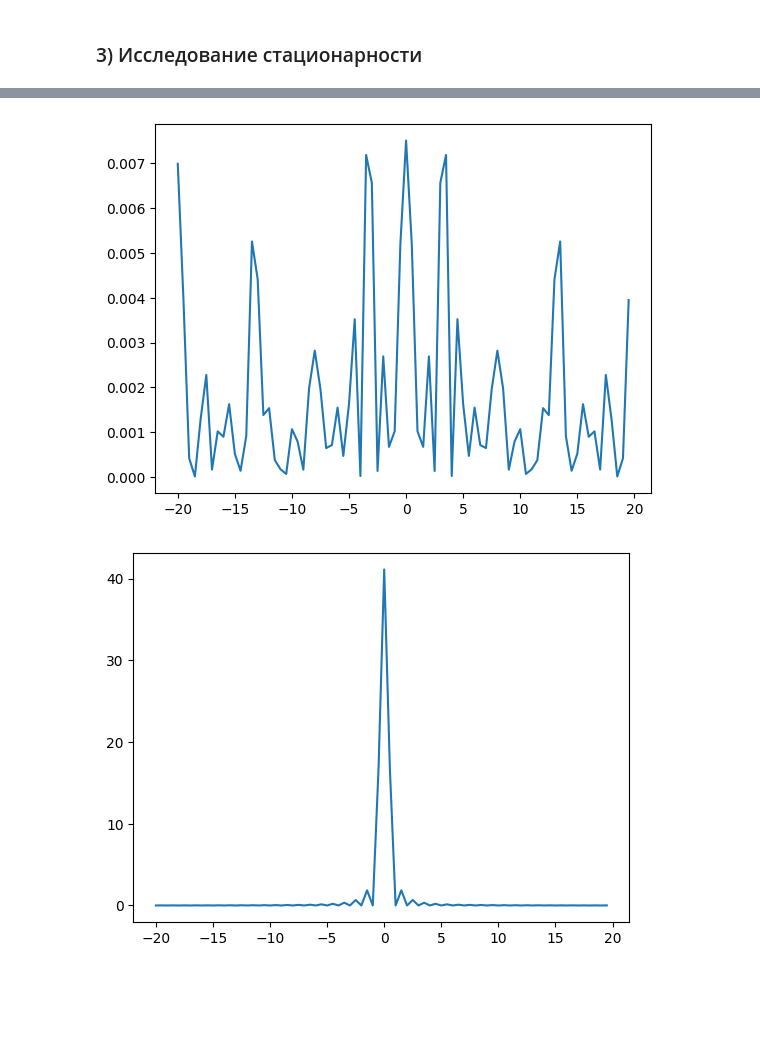
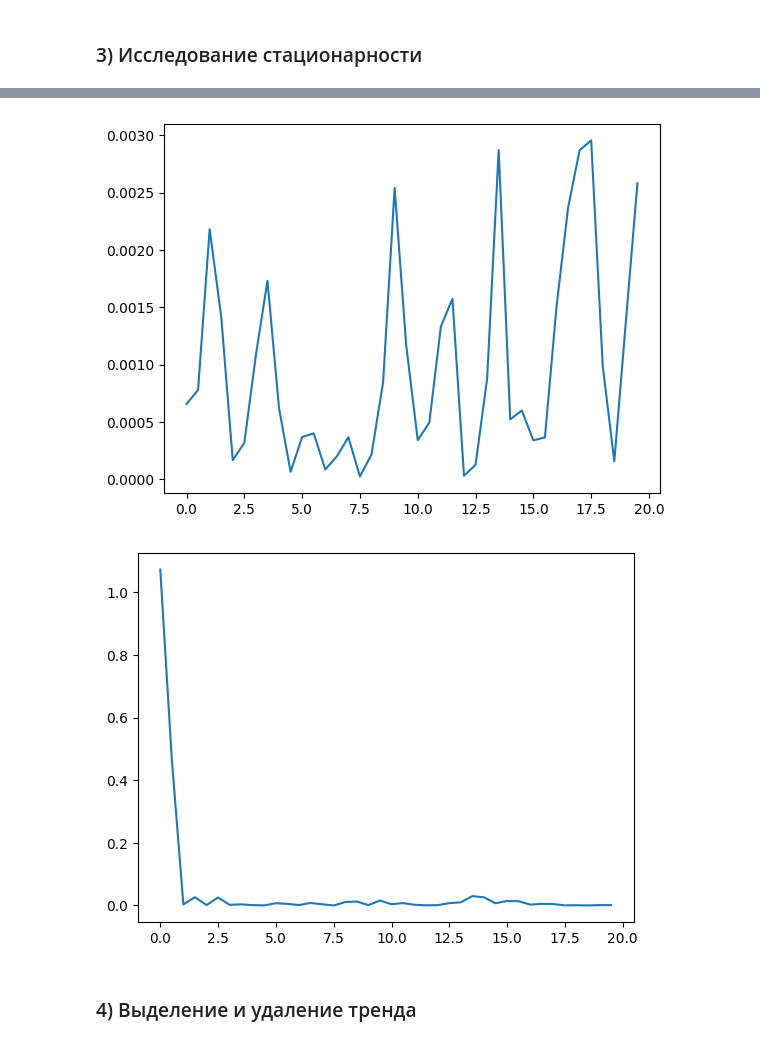
Before and after one commit to EngoyanSY/MAODI, a Jupyter notebook: LR1/LR1.ipynb, the cells around one changed output, grey strips where cells are left out. Drawn from its saved outputs; the diff is of its cells as text; code cells hidden in the pictures; blank space fills up the shorter version.

```diff
--- a/LR1/LR1.ipynb
+++ b/LR1/LR1.ipynb
@@ -24,7 +24,7 @@ def time_series(t, N, num=1):
         return result
     elif num == 2:
         for i in range(N):
-            result.append(abs(e[i]) ** (0.1 * t[i]) + 2 * np.e)
+            result.append(np.exp(0.1 * t[i]) + 2 * e[i])
         return result
 # %%
 N = 500        # Количество точек
@@ -138,7 +138,7 @@ def ellips(Y, PARAM):
 
     return anomalies
 # %%
-PARAM = 0.95
+PARAM = 0.99
 
 anom_y1 = ellips(y1, PARAM)
 
@@ -279,7 +288,7 @@ def AKF(X, k):
     return Rxx / var_X
 # %%
 k = 200
-m = np.arange(-k, k)
+m = np.arange(k)
 Rxx = []
 
 for i in m:
@@ -311,23 +320,25 @@ def SPM(X, k):
     Ixx = delta / N * (Ixx_1 ** 2 + Ixx_2 ** 2)
     return Ixx
 # %%
-k = np.arange(-20, 20, 0.5)
+k = np.arange(0, 20, 0.5)
 f = k / T
 
 Sxx = []
 
 for i in k:
     Sxx.append(SPM(y1_clean, i))
 # print(Sxx[N])
 plt.plot(f, Sxx)
 plt.show()
 
 Sxx = []
 for i in k:
     Sxx.append(SPM(y2_clean, i))
 # print(Sxx[N])
 plt.plot(f, Sxx)
 plt.show()
 # %% [output]
-[figure, old version]
+[figure, new version]
-[figure, old version]
+[figure, new version]
+# %% [markdown]
+<h3>4) Выделение и удаление тренда</h3>
```
Also changed, not shown: parts of 12 cells of this notebook.
